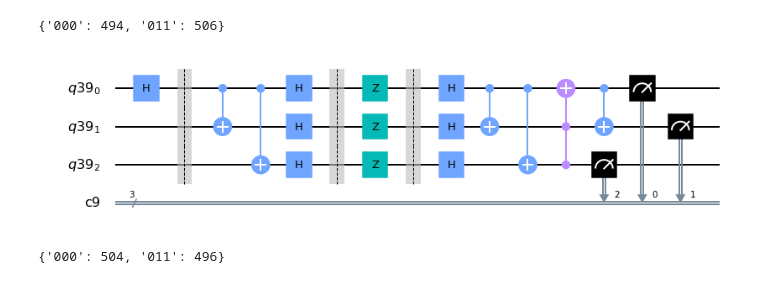
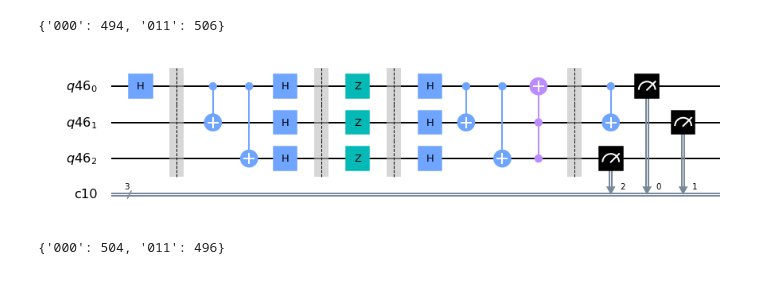
Before and after one commit to abzsd/QOSF_Solutions, a Jupyter notebook: Task 2.ipynb, the cells around one changed output. Cells and saved outputs as stored; diff of their text form; code cells hidden in the pictures.

```diff
--- a/Task 2.ipynb
+++ b/Task 2.ipynb
@@ -42,34 +42,35 @@ job.result().get_counts(mycircuit)
 qb = QuantumRegister(3)
 cb = ClassicalRegister(3)
 mycircuit = QuantumCircuit(qb,cb)
 
 #Applying Gates
 mycircuit.h(0)
 mycircuit.barrier()
 
 #Encoding
 mycircuit.cnot(0,1)
 mycircuit.cnot(0,2)
 mycircuit.h(qb)
 mycircuit.barrier()
 
 #Noisy Channel#
 mycircuit.z(qb)
 mycircuit.barrier()
 #Noisy Channel#
 
 #Decoding
 mycircuit.h(qb)
 mycircuit.cnot(0,1)
 mycircuit.cnot(0,2)
 mycircuit.ccx(1,2,0)
+mycircuit.barrier()
 mycircuit.cnot(0,1)
 
 #Measurement
 mycircuit.measure(qb,cb)
 mycircuit.draw("mpl")
 # %% [output]
-[figure, old version]
+[figure, new version]
 # %%
 #Defining Backend and getting stats
 backend = BasicAer.get_backend('qasm_simulator')
```
